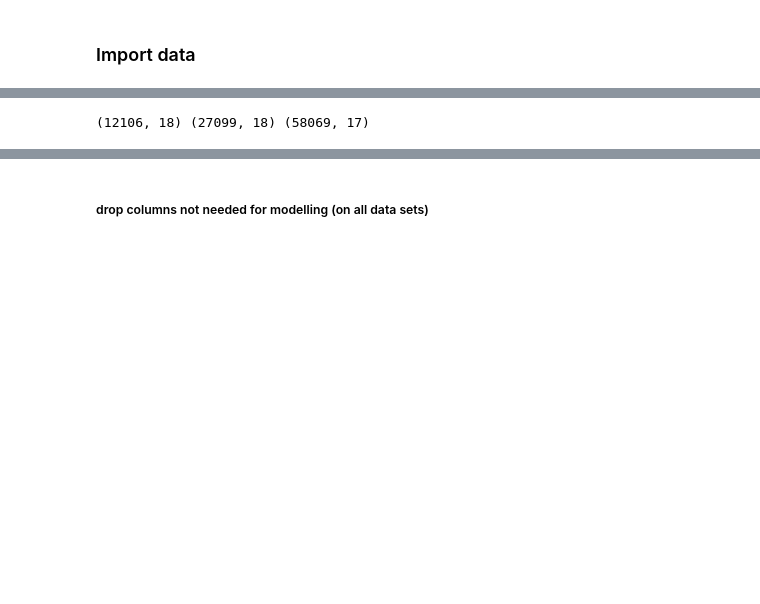
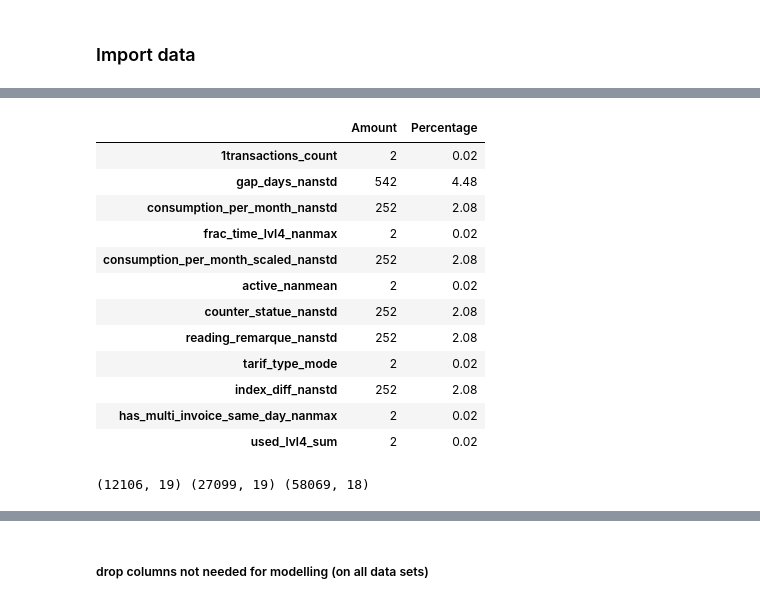
Before and after one commit to learnbh/ml-project, a Jupyter notebook: eike_modelling.ipynb, the cells around one changed output, grey strips where cells are left out. Cells and saved outputs as stored; diff of their text form; code cells hidden in the pictures; blank space fills up the shorter version.

```diff
--- a/eike_modelling.ipynb
+++ b/eike_modelling.ipynb
@@ -15,3 +25,7 @@ val = pd.read_csv('data/created_val.csv', dtype={'client_catg': 'category', 'dis
 test = pd.read_csv(f'data/created_test.csv', dtype={'client_catg': 'category', 'disrict': 'category', 'tarif_type_mode': 'category', 'has_multi_invoice_same_day_nanmax': 'category', 'region': 'category'}, parse_dates=['creation_date'], dayfirst=True, low_memory=False)
 
 sample_submission = pd.read_csv(f'results/SampleSubmission.csv', low_memory=False)
+# %%
+train_res['account_age'] = (pd.Timestamp('today') - train_res.loc[:, 'creation_date']).dt.days
+val['account_age'] = (pd.Timestamp('today') - val.loc[:, 'creation_date']).dt.days
+test['account_age'] = (pd.Timestamp('today') - test.loc[:, 'creation_date']).dt.days
@@ -55,4 +106,23 @@ Name: creation_date, Length: 12106, dtype: datetime64[ns]
+# %%
+# Checking for missing values
+missing = pd.DataFrame(train_res.isnull().sum(), columns=["Amount"])
+missing['Percentage'] = round((missing['Amount']/train_res.shape[0])*100, 2)
+missing[missing['Amount'] != 0]
+# %% [output]
+|  | Amount | Percentage |
+| 1transactions_count | 2 | 0.02 |
+| gap_days_nanstd | 542 | 4.48 |
+| consumption_per_month_nanstd | 252 | 2.08 |
+| frac_time_lvl4_nanmax | 2 | 0.02 |
+| consumption_per_month_scaled_nanstd | 252 | 2.08 |
+| active_nanmean | 2 | 0.02 |
+| counter_statue_nanstd | 252 | 2.08 |
+| reading_remarque_nanstd | 252 | 2.08 |
+| tarif_type_mode | 2 | 0.02 |
+| index_diff_nanstd | 252 | 2.08 |
+| has_multi_invoice_same_day_nanmax | 2 | 0.02 |
+| used_lvl4_sum | 2 | 0.02 |
 # %%
 print(train_res.shape, val.shape, test.shape)
 # %% [output]
-(12106, 18) (27099, 18) (58069, 17)
+(12106, 19) (27099, 19) (58069, 18)
```
Also changed, not shown: parts of 27 cells of this notebook.
